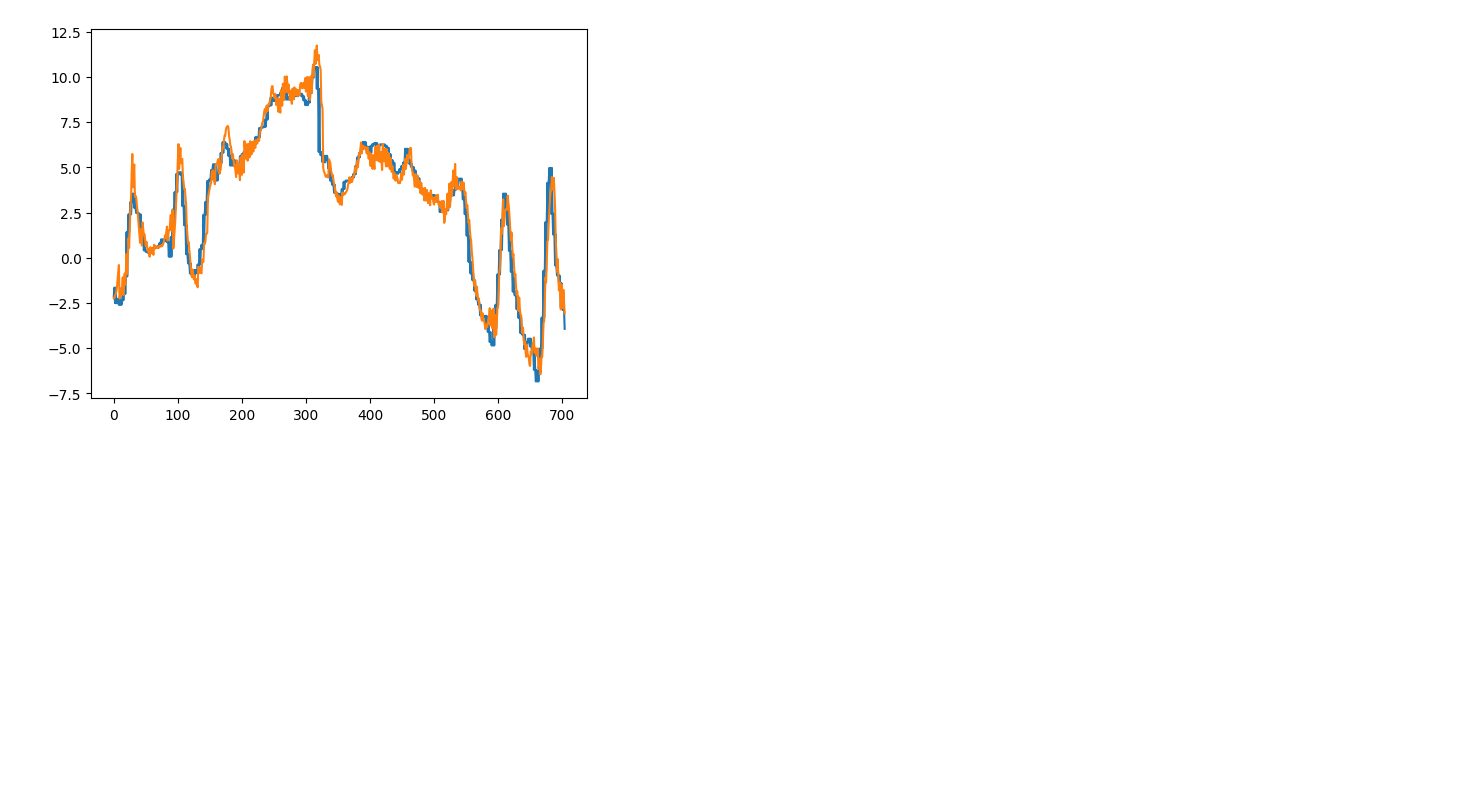
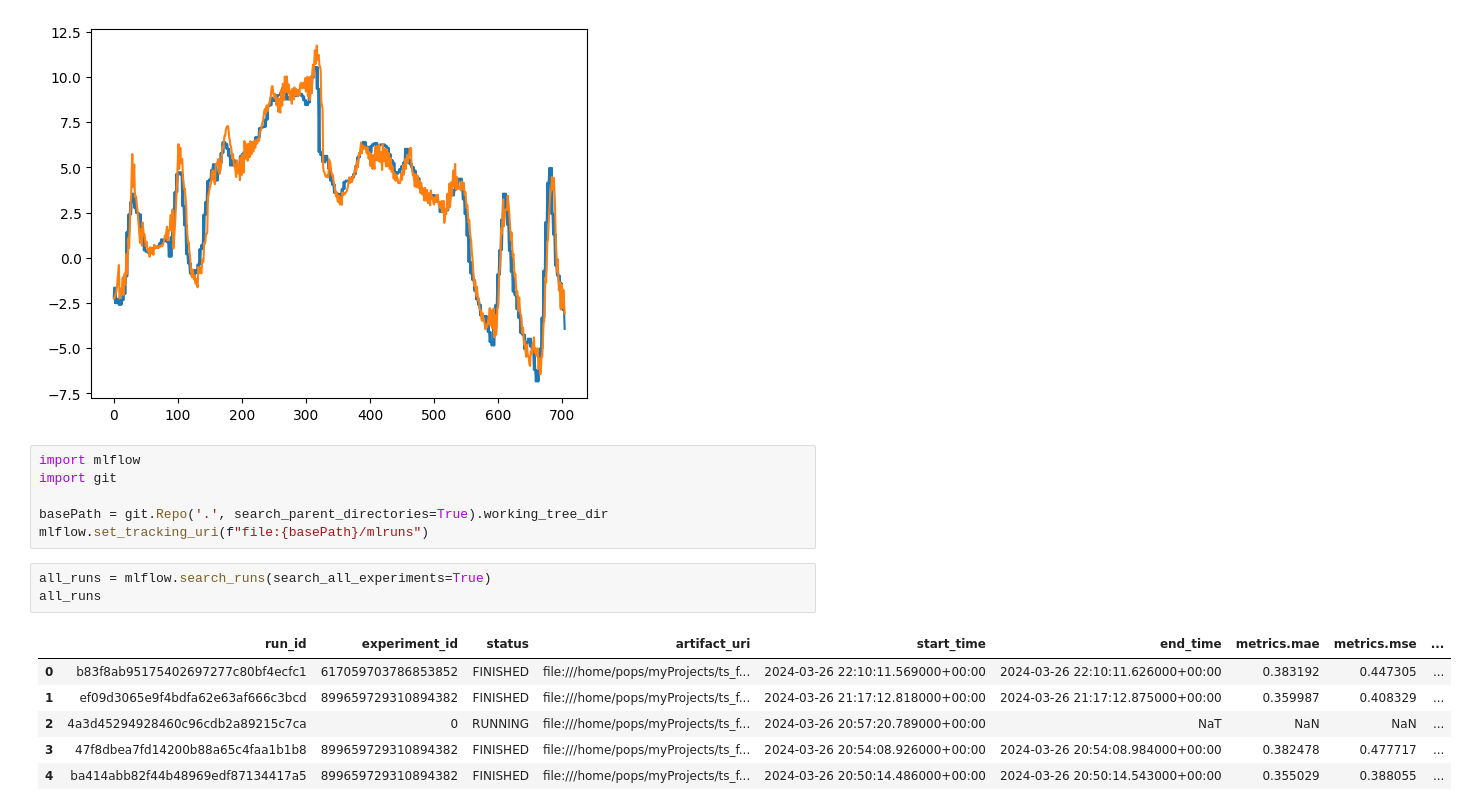
Before and after one commit to mijanr/ForecastFlow, a Jupyter notebook: notebooks/tsai_models.ipynb, the cells around one changed output. Drawn from its saved outputs; the diff is of its cells as text; blank space fills up the shorter version.

Commit message:
mlruns experiments explored

```diff
--- a/notebooks/tsai_models.ipynb
+++ b/notebooks/tsai_models.ipynb
@@ -84,3 +84,19 @@ plt.plot(predss)
 # %% [output]
 [<matplotlib.lines.Line2D at 0x...>]
 [figure]
+# %%
+import mlflow
+import git
+
+basePath = git.Repo('.', search_parent_directories=True).working_tree_dir
+mlflow.set_tracking_uri(f"file:{basePath}/mlruns")
+# %%
+all_runs = mlflow.search_runs(search_all_experiments=True)
+all_runs
+# %% [output]
+|  | run_id | experiment_id | status | artifact_uri | start_time | end_time | metrics.mae | metrics.mse | ... |
+| 0 | b83f8ab95175402697277c80bf4ecfc1 | 617059703786853852 | FINISHED | file:///home/pops/myProjects/ts_f... | 2024-03-26 22:10:11.569000+00:00 | 2024-03-26 22:10:11.626000+00:00 | 0.383192 | 0.447305 | ... |
+| 1 | ef09d3065e9f4bdfa62e63af666c3bcd | 899659729310894382 | FINISHED | file:///home/pops/myProjects/ts_f... | 2024-03-26 21:17:12.818000+00:00 | 2024-03-26 21:17:12.875000+00:00 | 0.359987 | 0.408329 | ... |
+| 2 | 4a3d45294928460c96cdb2a89215c7ca | 0 | RUNNING | file:///home/pops/myProjects/ts_f... | 2024-03-26 20:57:20.789000+00:00 | NaT | NaN | NaN | ... |
+| 3 | 47f8dbea7fd14200b88a65c4faa1b1b8 | 899659729310894382 | FINISHED | file:///home/pops/myProjects/ts_f... | 2024-03-26 20:54:08.926000+00:00 | 2024-03-26 20:54:08.984000+00:00 | 0.382478 | 0.477717 | ... |
+| 4 | ba414abb82f44b48969edf87134417a5 | 899659729310894382 | FINISHED | file:///home/pops/myProjects/ts_f... | 2024-03-26 20:50:14.486000+00:00 | 2024-03-26 20:50:14.543000+00:00 | 0.355029 | 0.388055 | ... |
```
Also changed, not shown: parts of 8 cells of this notebook.
